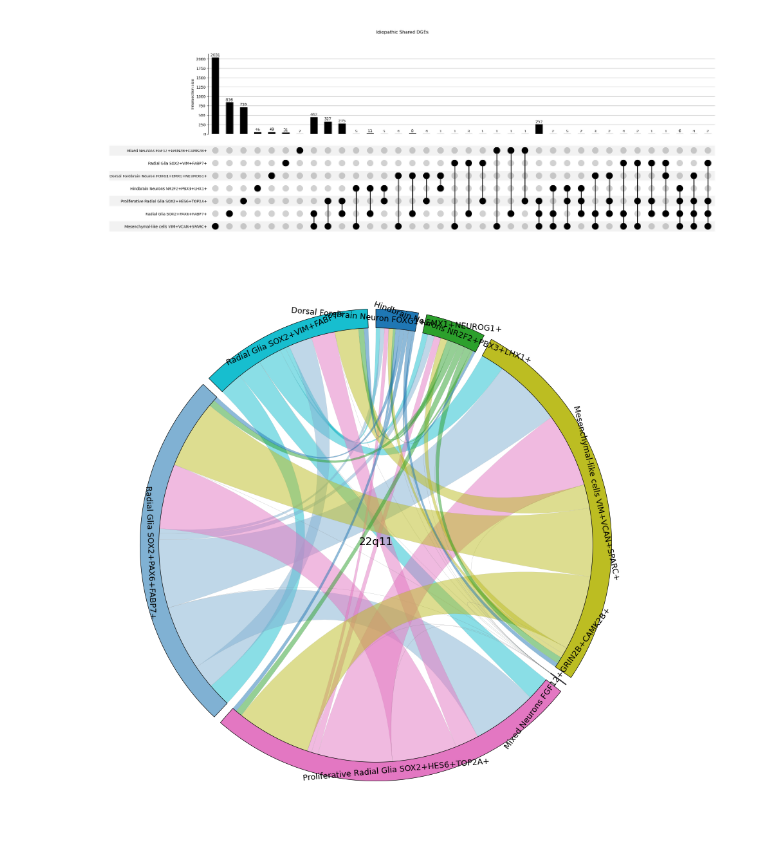
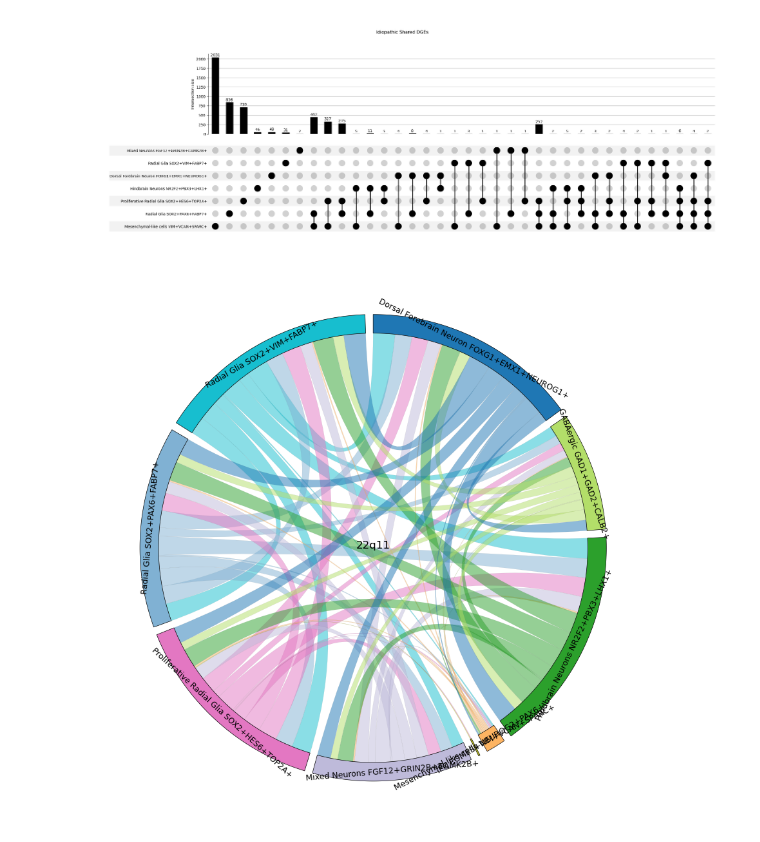
Before and after one commit to deepak-kaji/schizophrenia_organoid_convergence, a Jupyter notebook: Figures/Figure_3-MetaAnalysis.ipynb, the cells around one changed output. Saved outputs shown, nothing was run; the diff lists cells and outputs as text; code cells hidden in the pictures.

```diff
--- a/Figures/Figure_3-MetaAnalysis.ipynb
+++ b/Figures/Figure_3-MetaAnalysis.ipynb
@@ -620,7 +568,7 @@ def plot_disease_circos(df, title=None, min_genes=1, cmap="tab10", save=False):
     nodes = df["assay"].unique()
 
     # # 2. Filter
-    # df = df[df["significant_fdr"] == True]
+    df = df[df["significant_fdr"] == True]
     # df = df[df["directionally_consistent"] == True]
 
     # 3. Gene sets per cell type
@@ -670,13 +618,15 @@ def plot_disease_circos(df, title=None, min_genes=1, cmap="tab10", save=False):
         plt.savefig(f"/home/deepak/datasets/scz_meta_analysis/panels/Fig_3_{title}_circos.svg")
 # %%
 color_map = {
-    # Astrocyte (cool blue-gray)
-    "Astrocyte GFAP+AQP4+HOPX+": "#6baed6",
+    # Astrocyte (muted purple)
+    "Astrocyte GFAP+AQP4+HOPX+": "#9467bd",
 
     # Excitatory / forebrain neurons (blues / lavenders)
     "Dorsal Forebrain Neuron FOXG1+EMX1+NEUROG1+": "#1f77b4",
     "Mixed Neurons FGF12+GRIN2B+CAMK2B+": "#bebada",
-    "IPC EOMES+NEUROG2+PAX6+": "#9ecae1",
+
+    # IPC (muted orange)
+    "IPC EOMES+NEUROG2+PAX6+": "#fdb462",
 
     # Radial glia / progenitors (cyan / teal / pink family)
     "Radial Glia SOX2+VIM+FABP7+": "#17becf",
@@ -695,9 +645,9 @@ color_map = {
     "Mesenchymal-like cells VIM+VCAN+SPARC+": "#bcbd22",
 }
 # %%
-plot_disease_circos(dge_idiopathic, title="22q11", save=True, cmap=color_map)
+plot_disease_circos(dge_22q11, title="22q11", save=True, cmap=color_map)
 # %% [output]
-[figure, old version]
+[figure, new version]
 # %%
 plot_disease_circos(dge_nrxn1, title="NRXN1", save=True, cmap=color_map)
 # %% [output]
```
Also changed, not shown: parts of 5 cells of this notebook, 8 other files.
